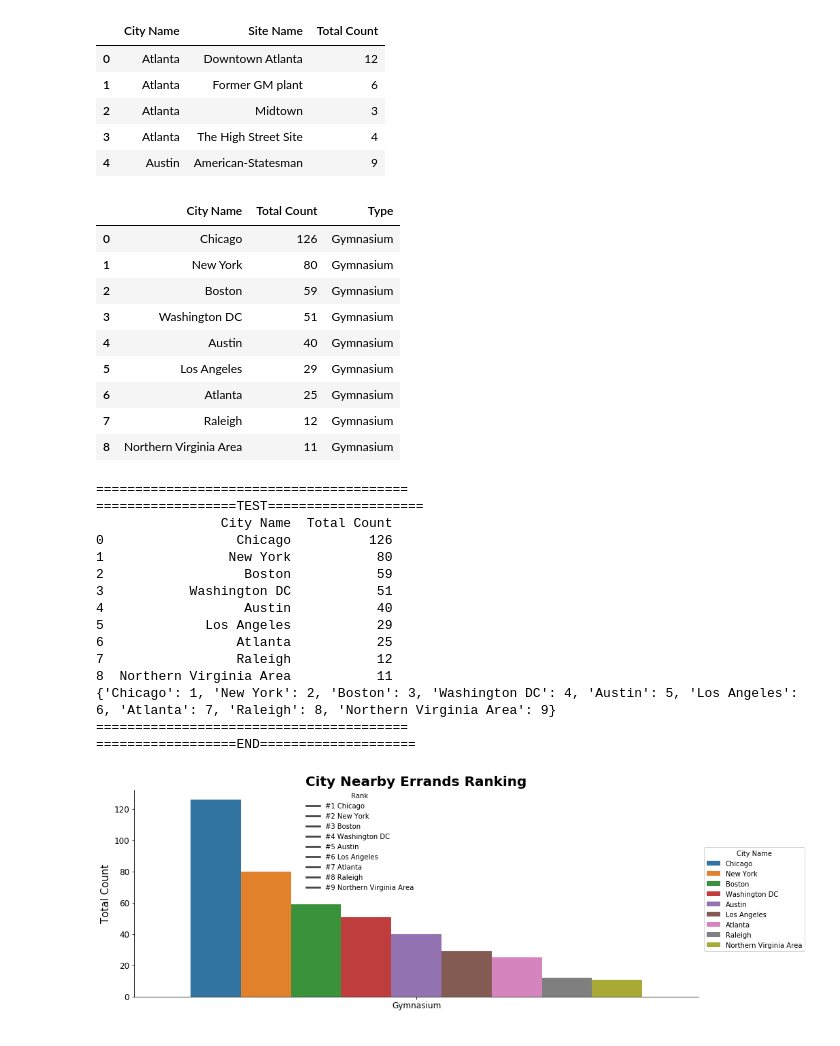
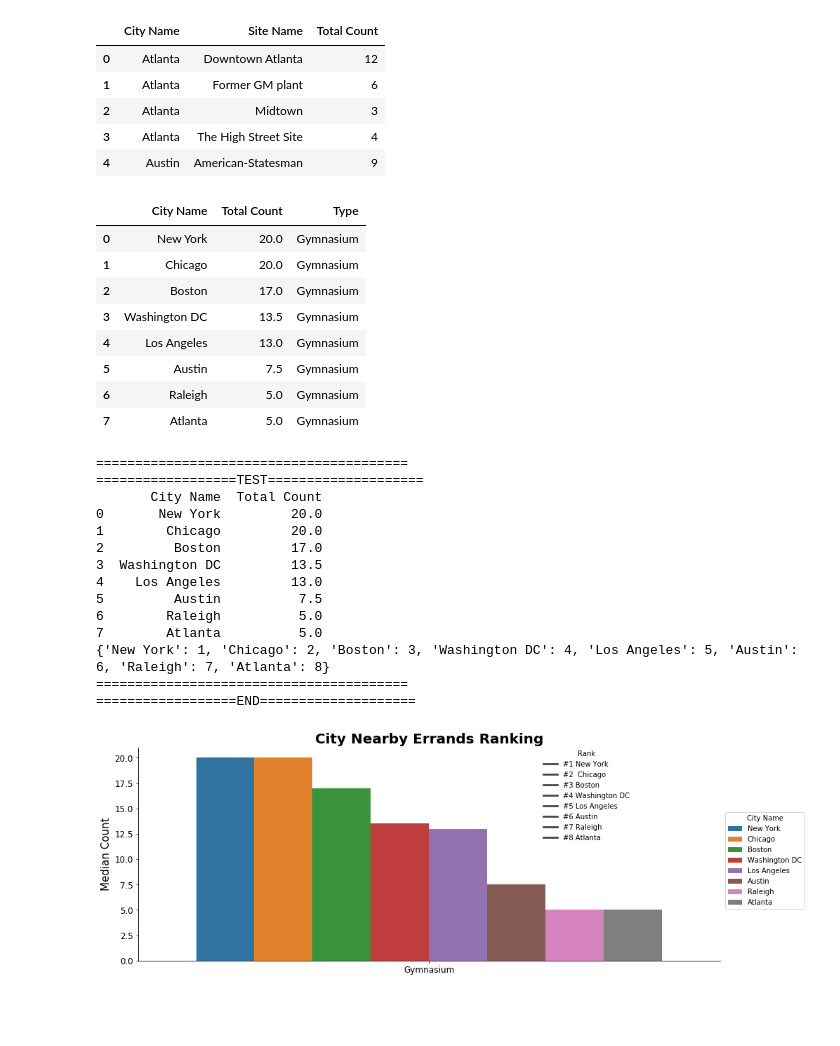
Before and after one commit to indranik/BC_Project1, a Jupyter notebook: Amenities_Niyati/Plots/Amazon_nearby_Amenities_Fitness_Ranking.ipynb, the cells around one changed output. Saved outputs shown, nothing was run; the diff lists cells and outputs as text; code cells hidden in the pictures.

```diff
--- a/Amenities_Niyati/Plots/Amazon_nearby_Amenities_Fitness_Ranking.ipynb
+++ b/Amenities_Niyati/Plots/Amazon_nearby_Amenities_Fitness_Ranking.ipynb
@@ -38,22 +38,23 @@ gym_count_df.head()
 | 4 | Austin | American-Statesman | 9 |
 # %%
 gym_count_final = gym_count_df.groupby(['City Name'])
-gym_count_final_df = pd.DataFrame(gym_count_final['Total Count'].sum())
+gym_count_final_df = pd.DataFrame(gym_count_final['Total Count'].median())
 gym_count_final_df = gym_count_final_df.sort_values(['Total Count'])[::-1]
 gym_count_final_df = gym_count_final_df.reset_index()
 gym_count_final_df['Type']='Gymnasium'
+gym_count_final_df = gym_count_final_df.drop([6])
+gym_count_final_df = gym_count_final_df.reset_index(drop=True)
 gym_count_final_df
 # %% [output]
 |  | City Name | Total Count | Type |
-| 0 | Chicago | 126 | Gymnasium |
-| 1 | New York | 80 | Gymnasium |
-| 2 | Boston | 59 | Gymnasium |
-| 3 | Washington DC | 51 | Gymnasium |
-| 4 | Austin | 40 | Gymnasium |
-| 5 | Los Angeles | 29 | Gymnasium |
-| 6 | Atlanta | 25 | Gymnasium |
-| 7 | Raleigh | 12 | Gymnasium |
-| 8 | Northern Virginia Area | 11 | Gymnasium |
+| 0 | New York | 20.0 | Gymnasium |
+| 1 | Chicago | 20.0 | Gymnasium |
+| 2 | Boston | 17.0 | Gymnasium |
+| 3 | Washington DC | 13.5 | Gymnasium |
+| 4 | Los Angeles | 13.0 | Gymnasium |
+| 5 | Austin | 7.5 | Gymnasium |
+| 6 | Raleigh | 5.0 | Gymnasium |
+| 7 | Atlanta | 5.0 | Gymnasium |
 # %%
 print("========================================")
 print("==================TEST====================")
@@ -61,50 +62,49 @@ print("==================TEST====================")
 sns.factorplot(kind='bar',x='Type',y='Total Count',data=gym_count_final_df,
                hue='City Name', size=5, aspect=2.5)
 
-total_count = gym_count_final_df.groupby(['City Name'])['Total Count'].sum().sort_values()[::-1].reset_index()
+total_count = gym_count_final_df.groupby(['City Name'])['Total Count'].median().sort_values()[::-1].reset_index()
 total_count_df = pd.DataFrame(total_count)
 print(total_count_df)
 ranks_dict = {}
 y=1
 for name in total_count_df['City Name']:
     ranks_dict[name] = y
     y=y+1
 print(ranks_dict)
 
 plt.title('City Nearby Errands Ranking', fontsize=20, fontweight='bold')
 
 plt.xlabel(' ', fontsize=15)
-plt.ylabel('Total Count', fontsize=15)
+plt.ylabel('Median Count', fontsize=15)
 
 plt.xticks(fontsize=12)
 plt.yticks(fontsize=12)
 
-new_labels = ['#1 Chicago', '#2 New York ', '#3 Boston', '#4 Washington DC', '#5 Austin', '#6 Los Angeles',
-              '#7 Atlanta', '#8 Raleigh', '#9 Northern Virginia Area']
+new_labels = ['#1 New York', '#2  Chicago', '#3 Boston', '#4 Washington DC', '#5 Los Angeles', '#6 Austin',
+              '#7 Raleigh', '#8 Atlanta']
 plt.legend(new_labels, frameon=False, title='Rank',
-           bbox_to_anchor=(.5, 1), loc=1, borderaxespad=0.)
+           bbox_to_anchor=(.85, 1), loc=1, borderaxespad=0.)
 
 
 print("========================================")
 print("==================END====================")
 
 plt.savefig('Save_Figs/Fitness.png', bbox_inches='tight')
 
 plt.show()
 # %% [output]
 ========================================
 ==================TEST====================
-                City Name  Total Count
-0                 Chicago          126
-1                New York           80
-2                  Boston           59
-3           Washington DC           51
-4                  Austin           40
-5             Los Angeles           29
-6                 Atlanta           25
-7                 Raleigh           12
-8  Northern Virginia Area           11
-{'Chicago': 1, 'New York': 2, 'Boston': 3, 'Washington DC': 4, 'Austin': 5, 'Los Angeles': 6, 'Atlanta': 7, 'Raleigh': 8, 'Northern Virginia Area': 9}
+       City Name  Total Count
+0       New York         20.0
+1        Chicago         20.0
+2         Boston         17.0
+3  Washington DC         13.5
+4    Los Angeles         13.0
+5         Austin          7.5
+6        Raleigh          5.0
+7        Atlanta          5.0
+{'New York': 1, 'Chicago': 2, 'Boston': 3, 'Washington DC': 4, 'Los Angeles': 5, 'Austin': 6, 'Raleigh': 7, 'Atlanta': 8}
 ========================================
 ==================END====================
-[figure, old version]
+[figure, new version]
```
Also changed, not shown: 11 other files.
